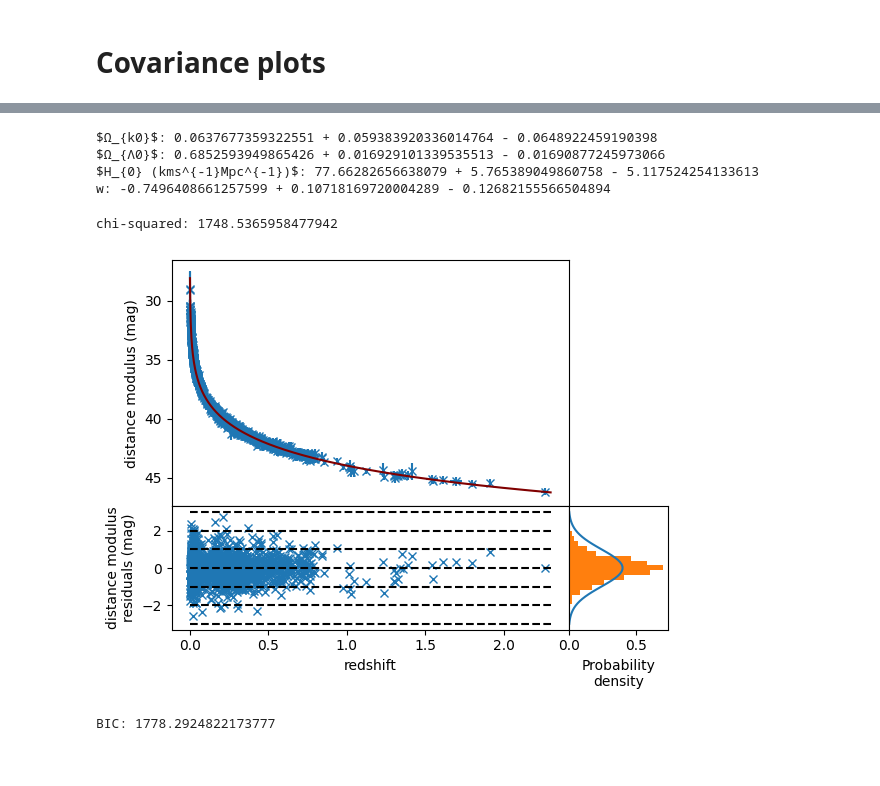
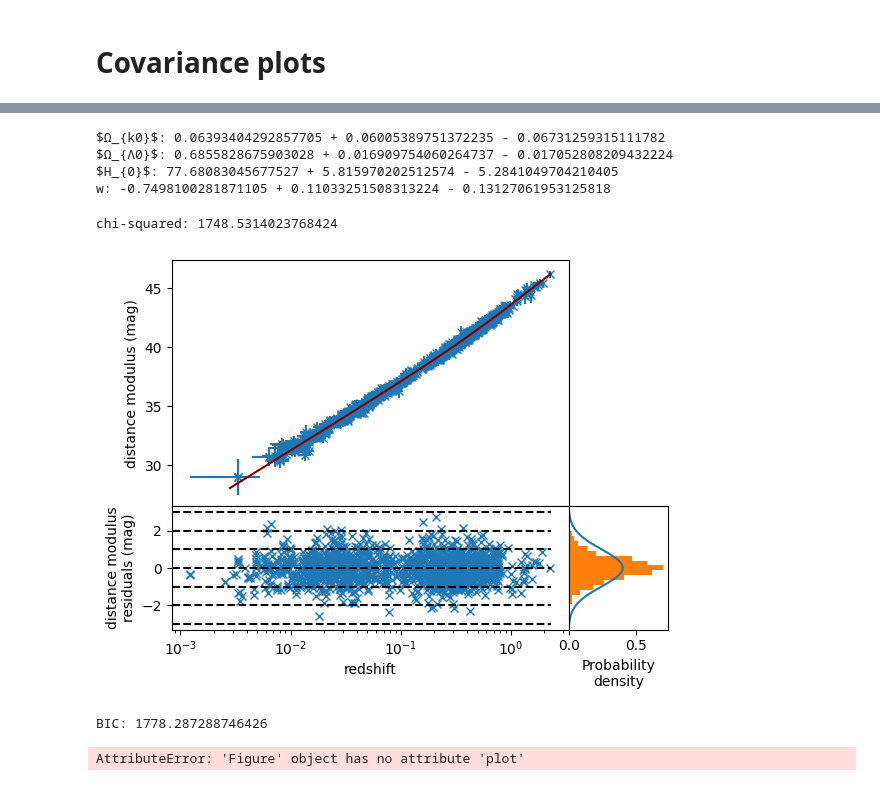
Before and after one commit to LightningMinion/Supernova-Cosmology, a Jupyter notebook: wCDM, MCMC.ipynb, the cells around one changed output, grey strips where cells are left out. Saved outputs shown, nothing was run; the diff lists cells and outputs as text; code cells hidden in the pictures.

```diff
--- a/wCDM, MCMC.ipynb
+++ b/wCDM, MCMC.ipynb
@@ -117,10 +117,10 @@ def log_probability(theta, z, mu, covmatrix_inv):
 # %% [markdown]
 Questions to investigate: how many chains should I discard? What is burn in? How many walkers do I need? How many steps should the walkers take?
 # %%
-nsteps = 10000 #number of steps walkers take
+nsteps = 20000 #number of steps walkers take
 nwalkers, ndim = pos.shape
 sampler = emcee.EnsembleSampler(
     nwalkers, ndim, log_probability, args = (sn_z, sn_mu, covmat_inv)
 )
-sampler.run_mcmc(None, 10000, progress = True)
+sampler.run_mcmc(pos, nsteps, progress = True)
 # %% [output]
@@ -144,11 +144,11 @@ State([[ 6.49529452e-02  6.86012230e-01  7.75161045e+01 -7.00714311e-01]
 # %%
-#sampler.run_mcmc(None, 50000, progress = True)
-ndiscard = 100 #how many steps at the beginning of the chain to discard
+#sampler.run_mcmc(None, 10000, progress = True)
+ndiscard = 2000 #how many steps at the beginning of the chain to discard
 flat_samples = sampler.get_chain(discard = ndiscard, thin = 15, flat = True)
 
 fig, axes = plt.subplots(nparams, figsize=(10, 7), sharex=True)
 samples = sampler.get_chain()
-labels = ["$Ω_{k0}$", "$Ω_{Λ0}$", "$H_{0} (kms^{-1}Mpc^{-1})$", "w"]
+labels = ["$Ω_{k0}$", "$Ω_{Λ0}$", "$H_{0}$", "w"]
 for i in range(ndim):
     ax = axes[i]
     ax.plot(samples[:, :, i], "k", alpha=0.3)
@@ -175,13 +181,17 @@ plt.savefig("corner_wCDM.png")
 # %%
+with open("flat_samples_wCDM.txt", "a") as f:
+    samples = sampler.get_chain(flat = True)
+    for walkercoords in samples:
+        f.write(str(walkercoords))
 for i in range(ndim):
     mcmc = np.percentile(flat_samples[:, i], [16, 50, 84])
     q = np.diff(mcmc)
     print(f"{labels[i]}: {mcmc[1]} + {q[1]} - {q[0]}")
 # %% [output]
-$Ω_{k0}$: 0.0637677359322551 + 0.059383920336014764 - 0.0648922459190398
-$Ω_{Λ0}$: 0.6852593949865426 + 0.016929101339535513 - 0.01690877245973066
-$H_{0} (kms^{-1}Mpc^{-1})$: 77.66282656638079 + 5.765389049860758 - 5.117524254133613
-w: -0.7496408661257599 + 0.10718169720004289 - 0.12682155566504894
+$Ω_{k0}$: 0.06393404292857705 + 0.06005389751372235 - 0.06731259315111782
+$Ω_{Λ0}$: 0.6855828675903028 + 0.016909754060264737 - 0.017052808209432224
+$H_{0}$: 77.68083045677527 + 5.815970202512574 - 5.2841049704210405
+w: -0.7498100281871105 + 0.11033251508313224 - 0.13127061953125818
 # %%
 theta_model = np.zeros(nparams)
 for i in range(nparams):
@@ -195,36 +205,41 @@ chisqval = np.matmul(np.matmul(resids, covmat_inv), resids)
 
 fig, axs = plt.subplots(2, 2, width_ratios=[4,1], height_ratios=[2,1])
 axs[0,0].plot(model_z, model_mu, color = "maroon", zorder = 2)
 
 axs[0,0].errorbar(sn_z, sn_mu, xerr=sn_z_err, yerr = sn_mu_err, marker = "x", linestyle = 'None', zorder = 1)
 axs[1,0].hlines(1,0,2.3, linestyle = "--", color = "black")
 axs[1,0].hlines(2,0,2.3, linestyle = "--", color = "black")
 norm_resids = (dist_modulus(sn_z, theta_model) - sn_mu)/sn_mu_err
 print(f"chi-squared: {chisqval}")
 axs[1,0].errorbar(sn_z, norm_resids, marker = "x", linestyle = 'None', zorder = 1)
 axs[1,0].hlines(3,0,2.3, linestyle = "--", color = "black")
 axs[1,0].hlines(-1,0,2.3, linestyle = "--", color = "black")
 axs[1,0].hlines(-2,0,2.3, linestyle = "--", color = "black")
 axs[1,0].hlines(-3,0,2.3, linestyle = "--", color = "black")
 axs[1,0].hlines(0,0,2.3, linestyle = "--", color = "black", zorder = 2)
 axs[1,0].set_xlabel("redshift")
 axs[0,0].set_ylabel("distance modulus (mag)")
 axs[1,0].set_ylabel("distance modulus\nresiduals (mag)")
 fig.subplots_adjust(hspace=0)
 fig.subplots_adjust(wspace=0)
-axs[0,0].invert_yaxis()
-#axs[0,0].set_xscale("log")
-#axs[1,0].set_xscale("log")
+#axs[0,0].invert_yaxis()
+axs[0,0].set_xscale("log")
+axs[1,0].set_xscale("log")
 axs[0,1].remove()
 axs[1,1].get_yaxis().set_visible(False)
 xs = np.linspace(-3,3)
 axs[1,1].plot(scp.stats.norm.pdf(xs, 0, 1), xs)
 axs[1,1].set_xlabel("Probability\ndensity")
 axs[1,1].hist(norm_resids, density = True, orientation = u'horizontal', bins = np.linspace(-3, 3, 24))
+plt.savefig("plot_wCDM", bbox_inches = "tight")
 plt.show()
 BIC = nparams*np.log(covmat_file_dim) + chisqval
 print(f"BIC: {BIC}")
 # %% [output]
-chi-squared: 1748.5365958477942
+chi-squared: 1748.5314023768424
-[figure, old version]
+[figure, new version]
-BIC: 1778.2924822173777
+BIC: 1778.287288746426
+# %%
+fig.plot([0,1,2,3,4,5], [0,1,2,3,4,5])
+# %% [output]
+AttributeError: 'Figure' object has no attribute 'plot'
```
Also changed, not shown: parts of 4 cells of this notebook, 42 other files.
